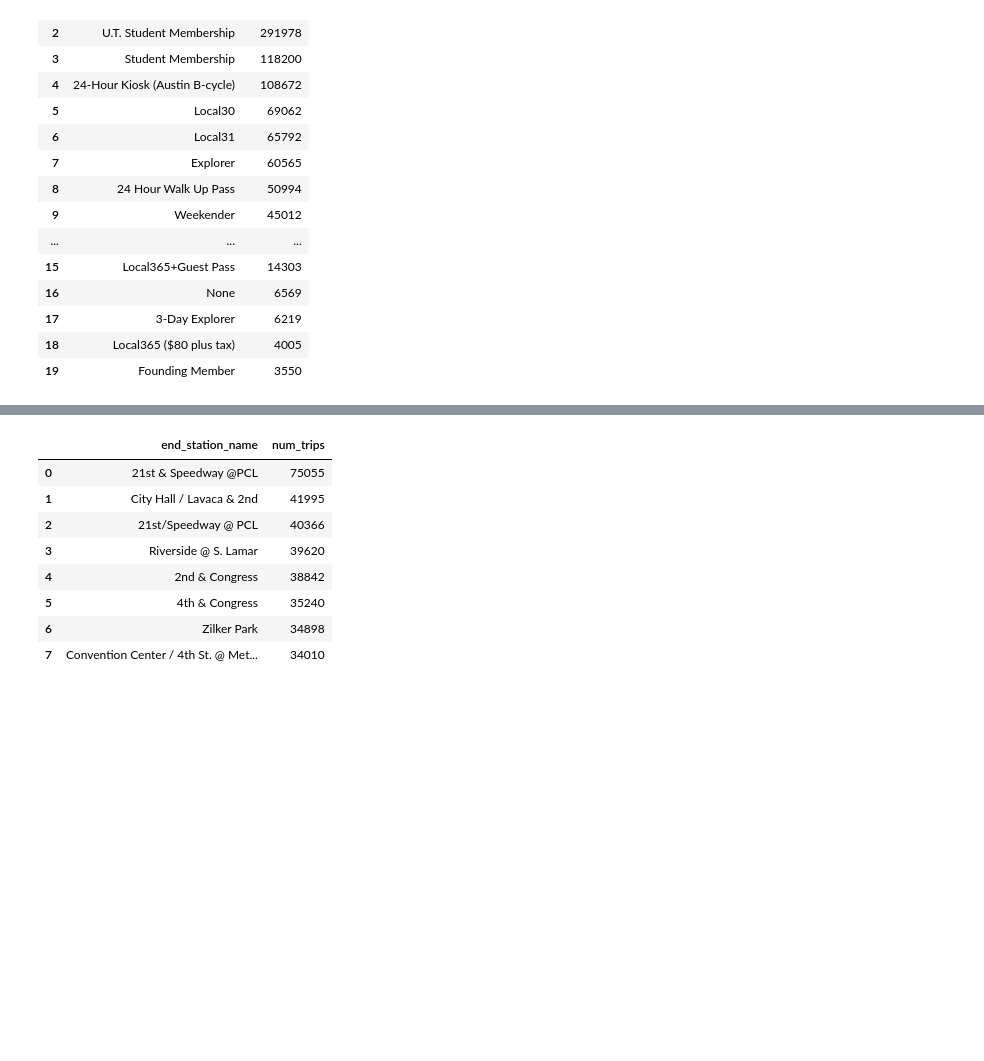
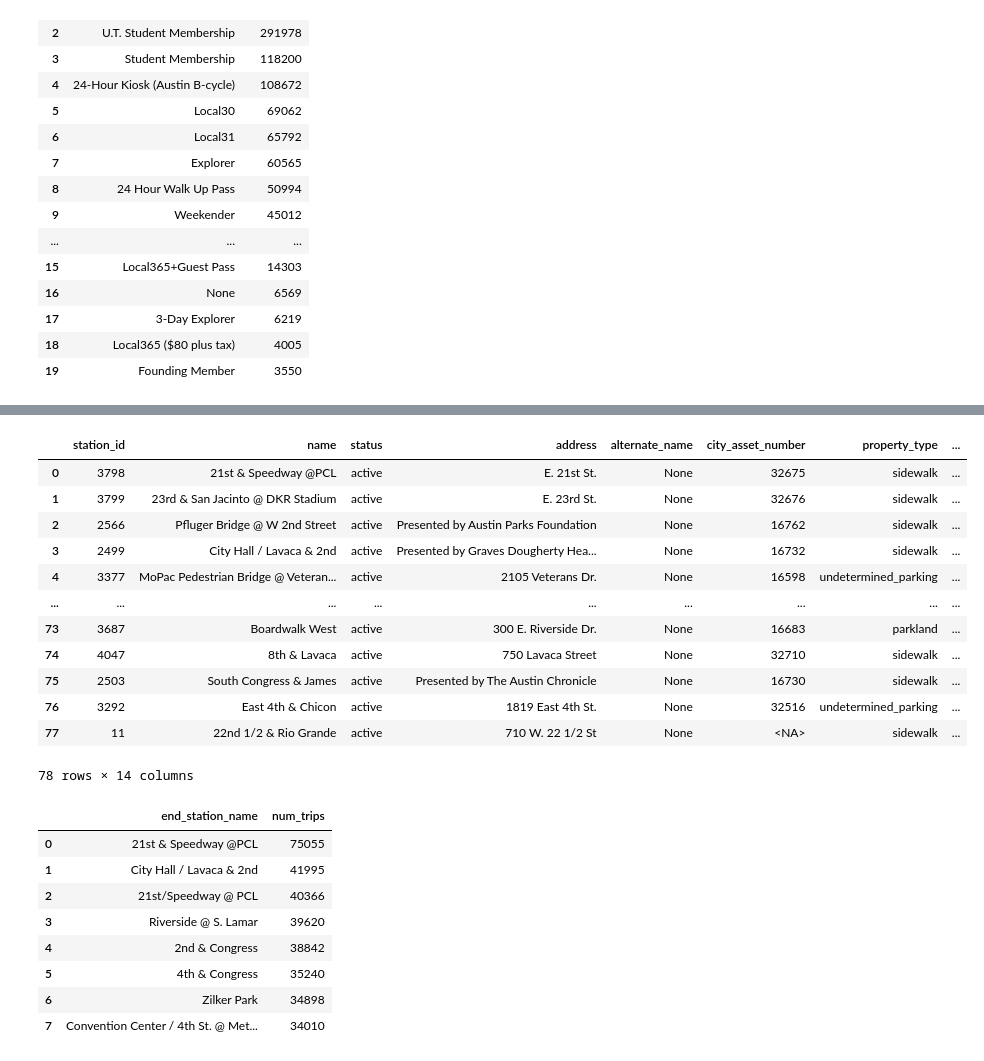
Before and after one commit to dan-bouchard/sql-big-query, a Jupyter notebook: sql_big_query.ipynb, the cells around one changed output, grey strips where cells are left out. Cells and saved outputs as stored; diff of their text form; code cells hidden in the pictures; blank space fills up the shorter version.

```diff
--- a/sql_big_query.ipynb
+++ b/sql_big_query.ipynb
@@ -230,3 +244,22 @@ LIMIT 8
+# %%
+%%bigquery
+SELECT * FROM bigquery-public-data.austin_bikeshare.bikeshare_stations
+WHERE status = 'active'
+ORDER BY number_of_docks DESC
+# %% [output]
+|  | station_id | name | status | address | alternate_name | city_asset_number | property_type | ... |
+| 0 | 3798 | 21st & Speedway @PCL | active | E. 21st St. | None | 32675 | sidewalk | ... |
+| 1 | 3799 | 23rd & San Jacinto @ DKR Stadium | active | E. 23rd St. | None | 32676 | sidewalk | ... |
+| 2 | 2566 | Pfluger Bridge @ W 2nd Street | active | Presented by Austin Parks Foundation | None | 16762 | sidewalk | ... |
+| 3 | 2499 | City Hall / Lavaca & 2nd | active | Presented by Graves Dougherty Hea... | None | 16732 | sidewalk | ... |
+| 4 | 3377 | MoPac Pedestrian Bridge @ Veteran... | active | 2105 Veterans Dr. | None | 16598 | undetermined_parking | ... |
+| ... | ... | ... | ... | ... | ... | ... | ... | ... |
+| 73 | 3687 | Boardwalk West | active | 300 E. Riverside Dr. | None | 16683 | parkland | ... |
+| 74 | 4047 | 8th & Lavaca | active | 750 Lavaca Street | None | 32710 | sidewalk | ... |
+| 75 | 2503 | South Congress & James | active | Presented by The Austin Chronicle | None | 16730 | sidewalk | ... |
+| 76 | 3292 | East 4th & Chicon | active | 1819 East 4th St. | None | 32516 | undetermined_parking | ... |
+| 77 | 11 | 22nd 1/2 & Rio Grande | active | 710 W. 22 1/2 St | None | <NA> | sidewalk | ... |
+78 rows × 14 columns
 # %%
 %%bigquery
 SELECT end_station_name, COUNT(*) AS num_trips
```
Also changed, not shown: parts of 5 cells of this notebook.
